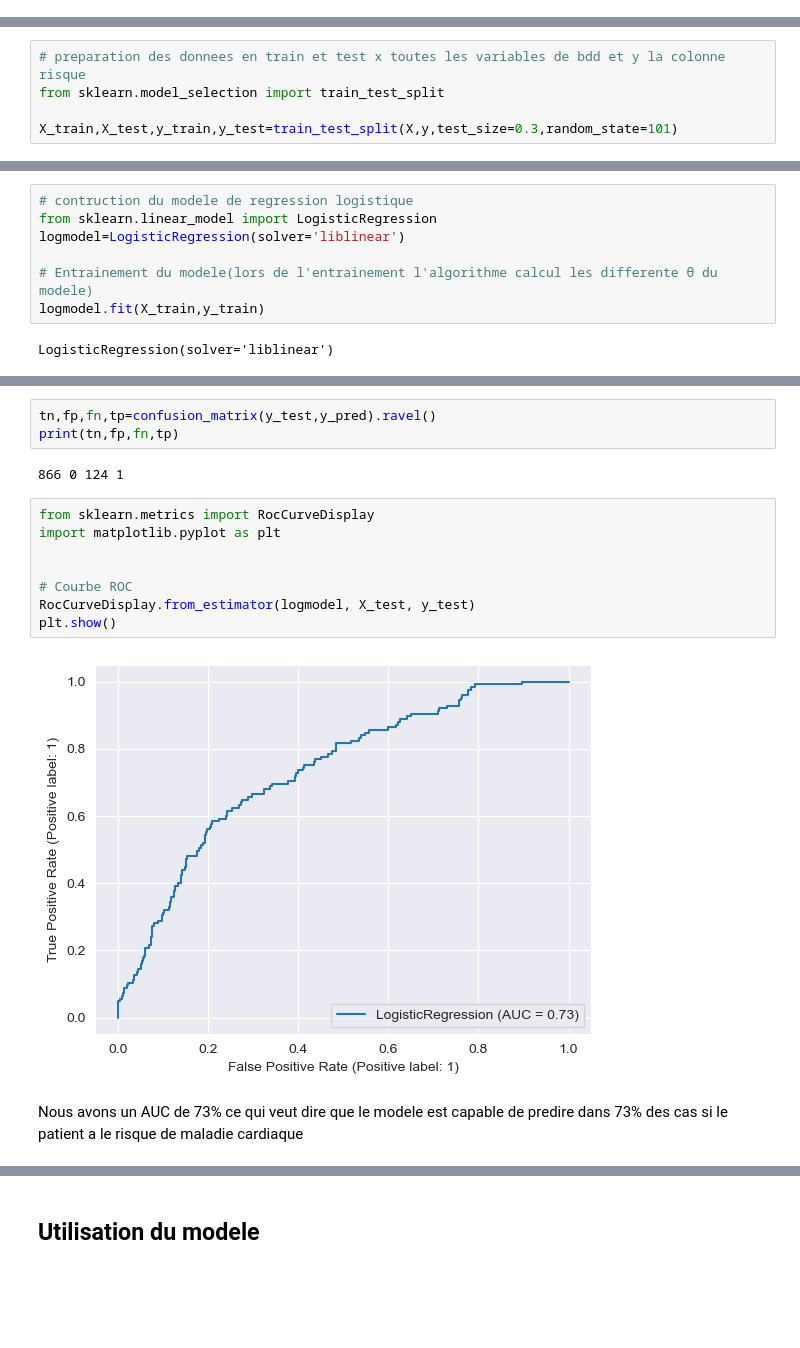
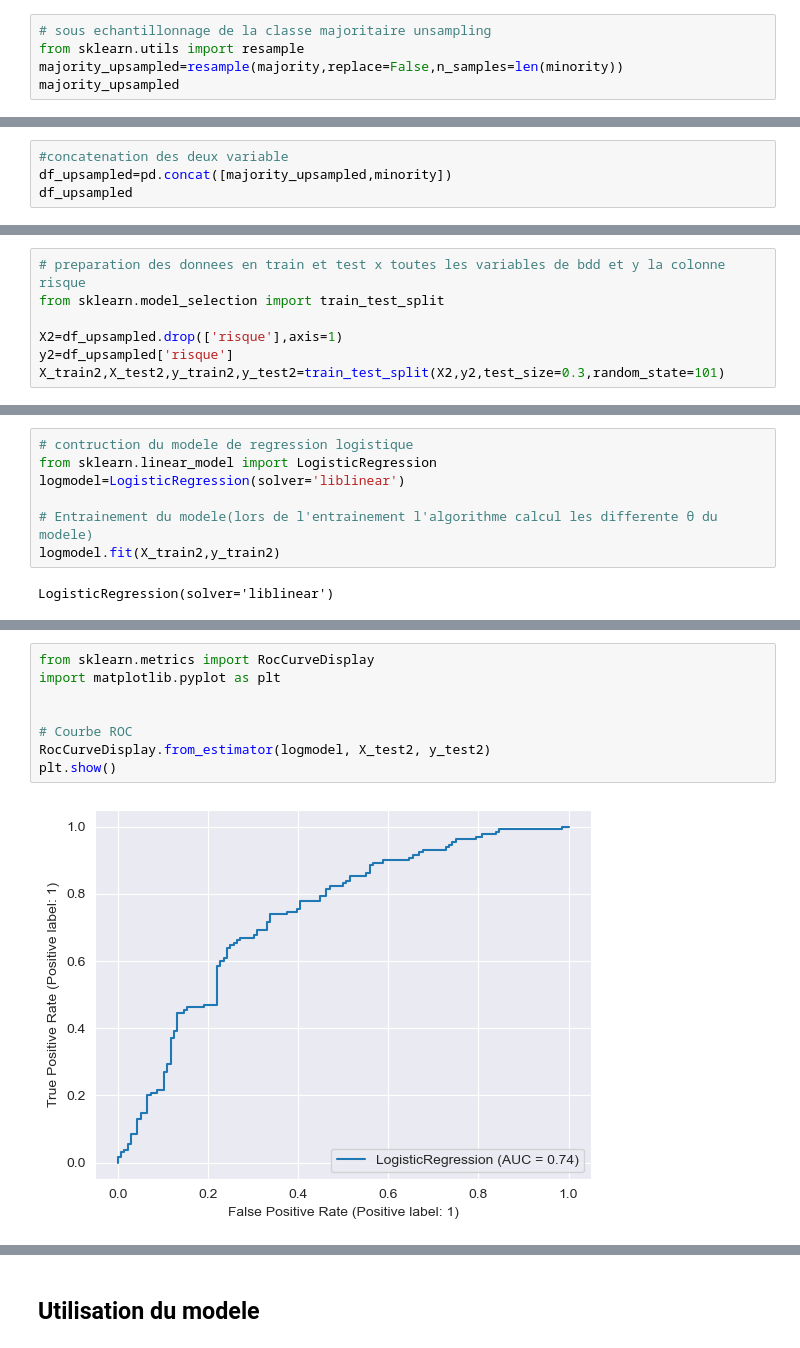
Before and after one commit to molly131/Mes_projets_python, a Jupyter notebook: Regression_lineaire_logistique.ipynb, the cells around one changed output, grey strips where cells are left out. Drawn from its saved outputs; the diff is of its cells as text; blank space fills up the shorter version.

```diff
--- a/Regression_lineaire_logistique.ipynb
+++ b/Regression_lineaire_logistique.ipynb
@@ -1083,0 +1107,5 @@ X.head()
+# %%
+# sous echantillonnage de la classe majoritaire unsampling
+from sklearn.utils import resample
+majority_upsampled=resample(majority,replace=False,n_samples=len(minority))
+majority_upsampled
@@ -1083,0 +1126,4 @@ X.head()
+# %%
+#concatenation des deux variable
+df_upsampled=pd.concat([majority_upsampled,minority])
+df_upsampled
@@ -1085,5 +1157,7 @@ X.head()
 # preparation des donnees en train et test x toutes les variables de bdd et y la colonne risque
 from sklearn.model_selection import train_test_split
 
-X_train,X_test,y_train,y_test=train_test_split(X,y,test_size=0.3,random_state=101)
+X2=df_upsampled.drop(['risque'],axis=1)
+y2=df_upsampled['risque']
+X_train2,X_test2,y_train2,y_test2=train_test_split(X2,y2,test_size=0.3,random_state=101)
 # %%
@@ -1112,7 +1186,7 @@ from sklearn.linear_model import LogisticRegression
 logmodel=LogisticRegression(solver='liblinear')
 
 # Entrainement du modele(lors de l'entrainement l'algorithme calcul les differente θ du modele)
-logmodel.fit(X_train,y_train)
+logmodel.fit(X_train2,y_train2)
 # %% [output]
 LogisticRegression(solver='liblinear')
 # %%
@@ -1183,17 +1257,10 @@ plt.show()
-# %%
-tn,fp,fn,tp=confusion_matrix(y_test,y_pred).ravel()
-print(tn,fp,fn,tp)
-# %% [output]
-866 0 124 1
 # %%
 from sklearn.metrics import RocCurveDisplay
 import matplotlib.pyplot as plt
 
 
 # Courbe ROC
-RocCurveDisplay.from_estimator(logmodel, X_test, y_test)
+RocCurveDisplay.from_estimator(logmodel, X_test2, y_test2)
 plt.show()
 # %% [output]
-[figure, old version]
+[figure, new version]
-# %% [markdown]
-Nous avons un AUC de 73% ce qui veut dire que le modele est capable de predire dans 73% des cas si le patient a le risque de maladie cardiaque
```
Also changed, not shown: parts of 21 cells of this notebook.
